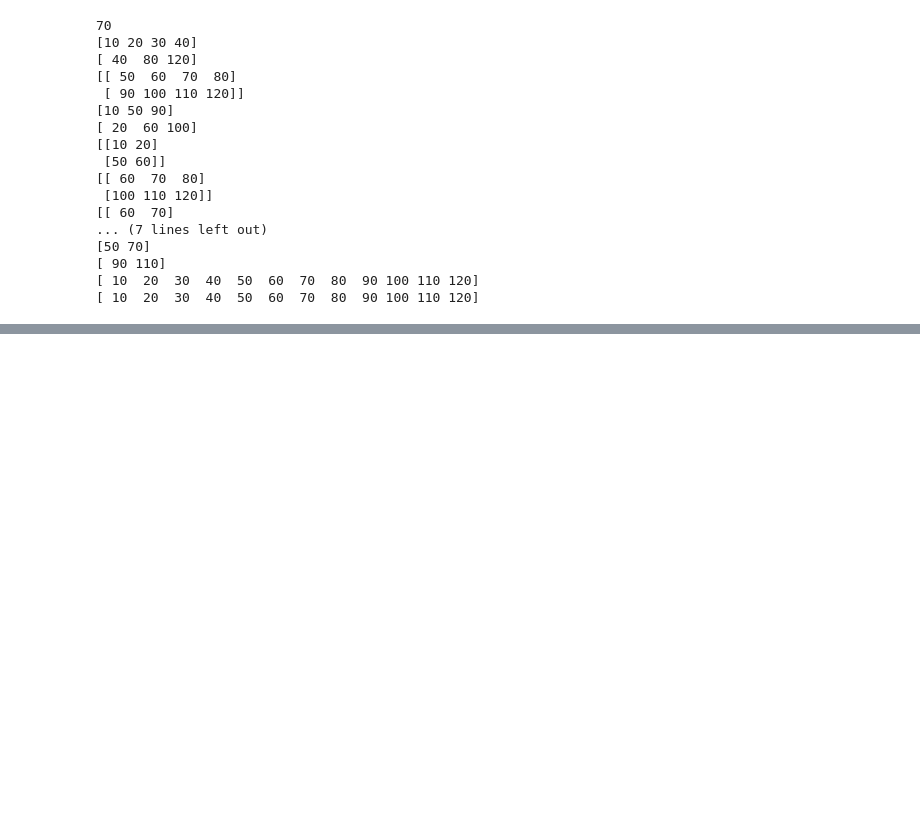
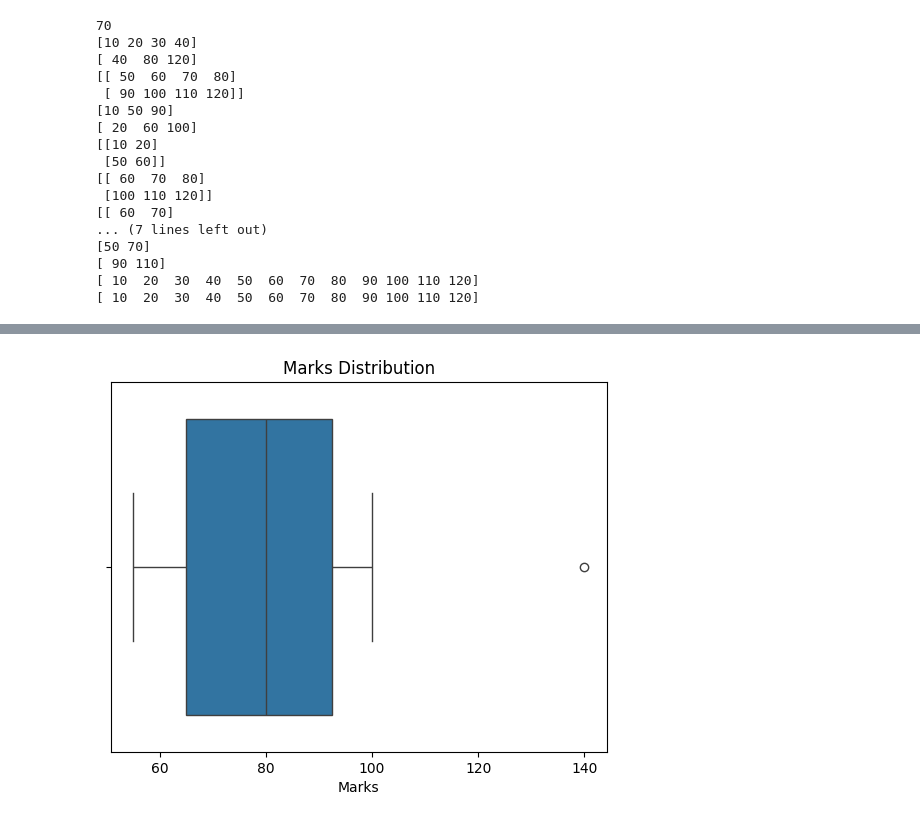
Before and after one commit to fkofkf431/Python-For-Data-Science, a Jupyter notebook: Numpy,Pandas,Matplotlib,Seaborn,ScikitLearn.ipynb, the cells around one changed output, grey strips where cells are left out. Cells and saved outputs as stored; diff of their text form; code cells hidden in the pictures; blank space fills up the shorter version.

```diff
--- a/Numpy,Pandas,Matplotlib,Seaborn,ScikitLearn.ipynb
+++ b/Numpy,Pandas,Matplotlib,Seaborn,ScikitLearn.ipynb
@@ -294,0 +520,12 @@ print(arr.reshape(-1))
+# %%
+# Box Plot:-Outliers+distribution, Median, quartiles, outliers spread dikhata hai.
+# Salaries in different cities
+# Marks of students in one subject
+import seaborn as sns
+marks = [55, 60, 70, 80, 85, 100, 140]  # Outlier 120
+sns.boxplot(x=marks)
+plt.title('Marks Distribution')
+plt.xlabel('Marks')
+plt.show()
+# %% [output]
+[figure, added]
```
Also changed, not shown: parts of 26 cells of this notebook.
